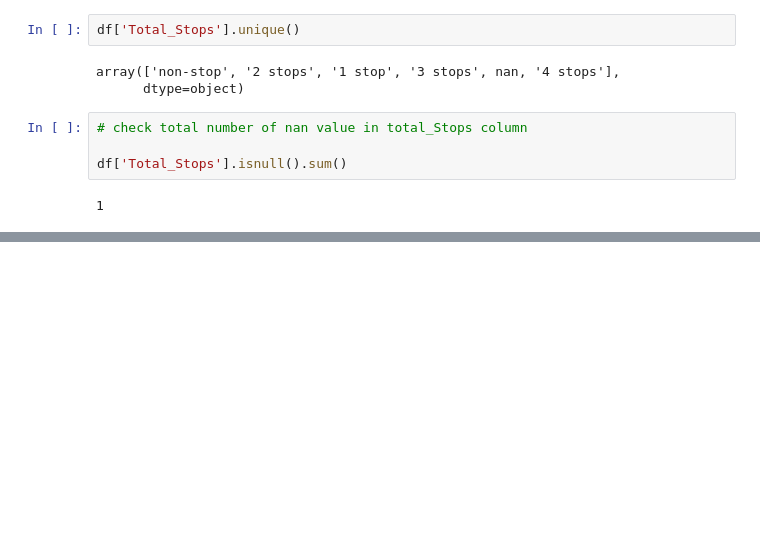
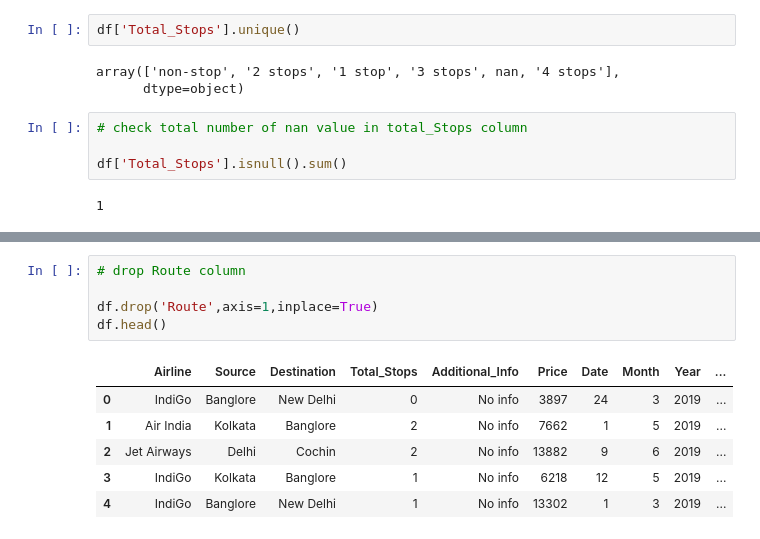
Before and after one commit to Mutiu123/Exploratory-Data-Analysis, a Jupyter notebook: Flight_Price_EDA.ipynb, the cells around one changed output, grey strips where cells are left out. Saved outputs shown, nothing was run; the diff lists cells and outputs as text; blank space fills up the shorter version.

```diff
--- a/Flight_Price_EDA.ipynb
+++ b/Flight_Price_EDA.ipynb
@@ -335,0 +380,12 @@ df.info()
+# %%
+# drop Route column
+
+df.drop('Route',axis=1,inplace=True)
+df.head()
+# %% [output]
+|  | Airline | Source | Destination | Total_Stops | Additional_Info | Price | Date | Month | Year | ... |
+| 0 | IndiGo | Banglore | New Delhi | 0 | No info | 3897 | 24 | 3 | 2019 | ... |
+| 1 | Air India | Kolkata | Banglore | 2 | No info | 7662 | 1 | 5 | 2019 | ... |
+| 2 | Jet Airways | Delhi | Cochin | 2 | No info | 13882 | 9 | 6 | 2019 | ... |
+| 3 | IndiGo | Kolkata | Banglore | 1 | No info | 6218 | 12 | 5 | 2019 | ... |
+| 4 | IndiGo | Banglore | New Delhi | 1 | No info | 13302 | 1 | 3 | 2019 | ... |
```
Also changed, not shown: parts of 16 cells of this notebook.
